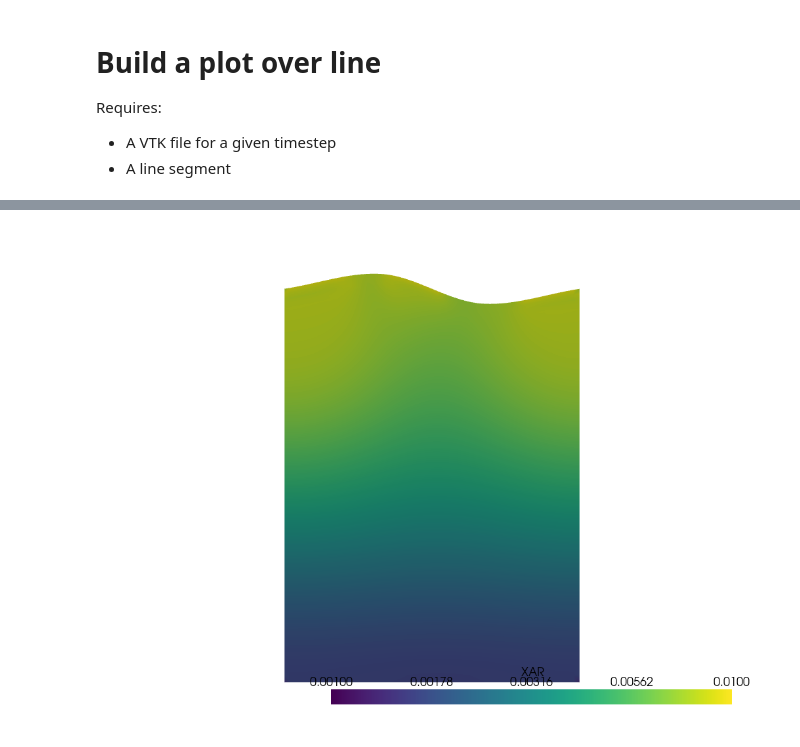
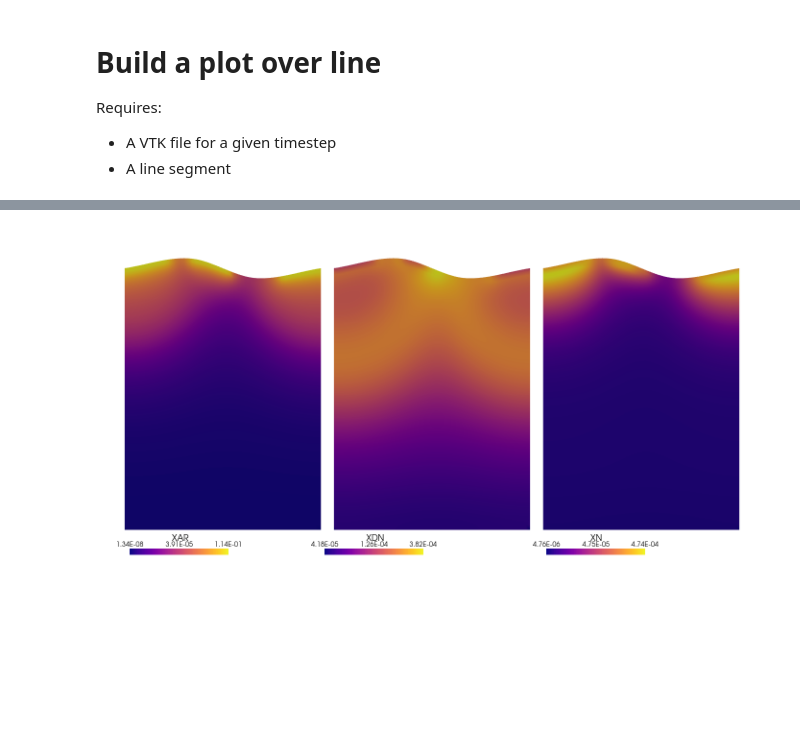
Before and after one commit to edsaac/ReactiveBiomass, a Jupyter notebook: notebooks/PlotOverLine.ipynb, the cells around one changed output, grey strips where cells are left out. Cells and saved outputs as stored; diff of their text form; code cells hidden in the pictures; blank space fills up the shorter version.

```diff
--- a/notebooks/PlotOverLine.ipynb
+++ b/notebooks/PlotOverLine.ipynb
@@ -65,11 +69,34 @@ plt.show()
 # %%
-slice_mesh = grid.slice(normal='z')
-slice_mesh.translate((0, 0, -slice_mesh.center[-1]), inplace=True);
+colorbar_kw = dict(width=0.15, height=0.05, position_y=0.02, fmt='%.2E', label_font_size=14, n_labels=3)
+addmesh_kw  = dict(log_scale=True, cmap='plasma', show_scalar_bar=True)
+
+plotter = pv.Plotter(window_size=[1400,700])
+slice_xar = grid.slice(normal='z')
+slice_xar.set_active_scalars('XAR',preference='point')
+colorbar_kw['position_x'] = 0.05
+plotter.add_mesh(slice_xar, scalars='XAR',
+                 scalar_bar_args=colorbar_kw, **addmesh_kw)
+#plotter.add_text("XAR",position=(233,650),font_size=12)
+
+slice_xdn = grid.slice(normal='z')
+slice_xdn.translate((0.16, 0, 0), inplace=True)
+slice_xdn.set_active_scalars('XDN',preference='point')
+colorbar_kw['position_x'] = 0.34
+plotter.add_mesh(slice_xdn, scalars='XDN',
+                 scalar_bar_args=colorbar_kw, **addmesh_kw)
+#plotter.add_text("XDN",position=(700,650),font_size=12)
+
+slice_xn = grid.slice(normal='z')
+slice_xn.translate((0.32, 0, 0), inplace=True)
+slice_xn.set_active_scalars('XN',preference='point')
+colorbar_kw['position_x'] = 0.67
+plotter.add_mesh(slice_xn, scalars='XN',
+                 scalar_bar_args=colorbar_kw, **addmesh_kw)
+#plotter.add_text("XN",position=(933,650),font_size=12)
+
+plotter.view_xy()
+plotter.enable_parallel_projection()
+plotter.camera.zoom(2.0)
+plotter.show()
+# %% [output]
+[figure, added]
-# %%
-plotter = pv.Plotter()
-plotter.add_mesh(slice_mesh, scalars='XAR', log_scale=True, clim=(0.001,0.01))
-plotter.view_xy()
-plotter.enable_parallel_projection()
-plotter.show()
-# %% [output]
-[figure, removed]
```
Also changed, not shown: parts of 2 cells of this notebook, 5 other files.
